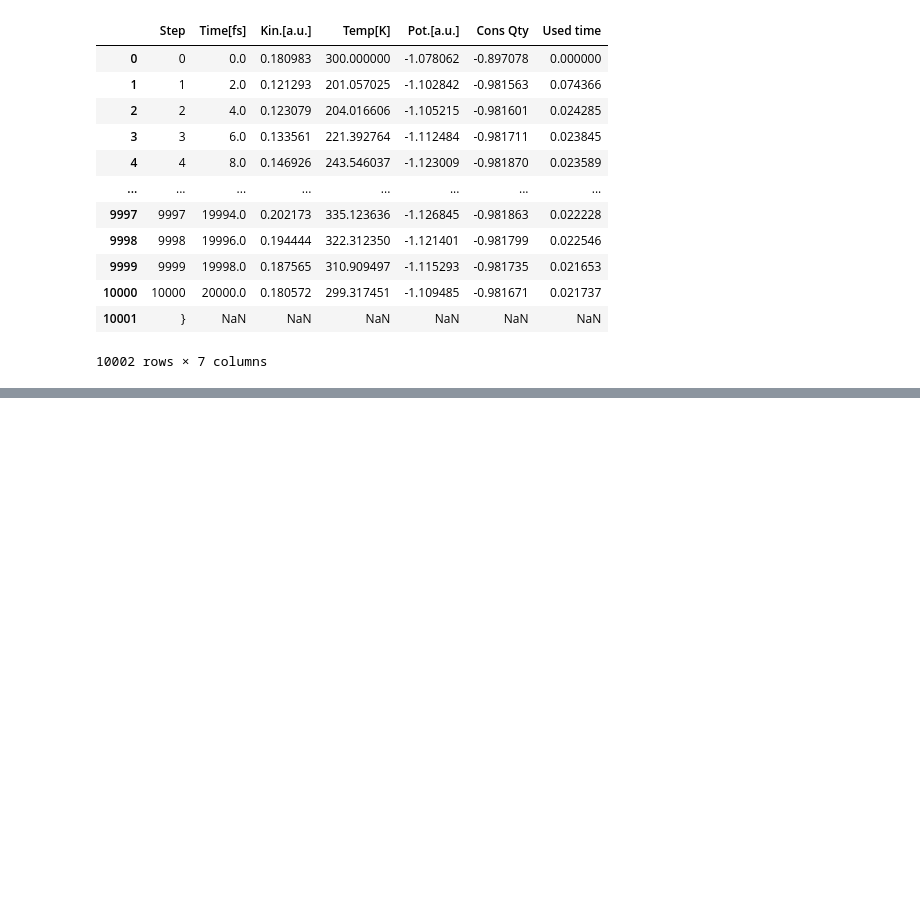
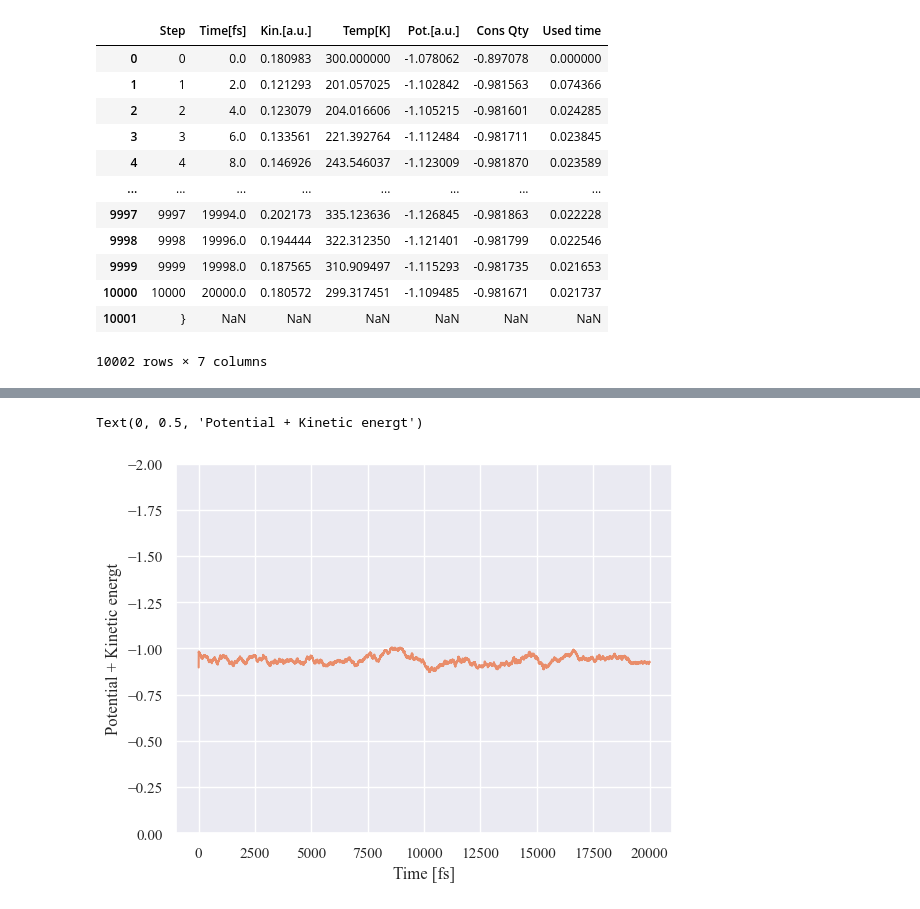
Before and after one commit to pmbraga/atomistic_models, a Jupyter notebook: practical_two/force_fields_data_analysis/data_analysis.ipynb, the cells around one changed output, grey strips where cells are left out. Saved outputs shown, nothing was run; the diff lists cells and outputs as text; code cells hidden in the pictures; blank space fills up the shorter version.

```diff
--- a/practical_two/force_fields_data_analysis/data_analysis.ipynb
+++ b/practical_two/force_fields_data_analysis/data_analysis.ipynb
@@ -25,0 +39,10 @@ df
+# %%
+## Total energy
+
+plt.plot(df['Time[fs]'], df['Kin.[a.u.]'] + df['Pot.[a.u.]'])
+plt.ylim(0, -2)
+plt.xlabel('Time [fs]')
+plt.ylabel('Potential + Kinetic energt')
+# %% [output]
+Text(0, 0.5, 'Potential + Kinetic energt')
+[figure, added]
```
Also changed, not shown: parts of 8 cells of this notebook.
